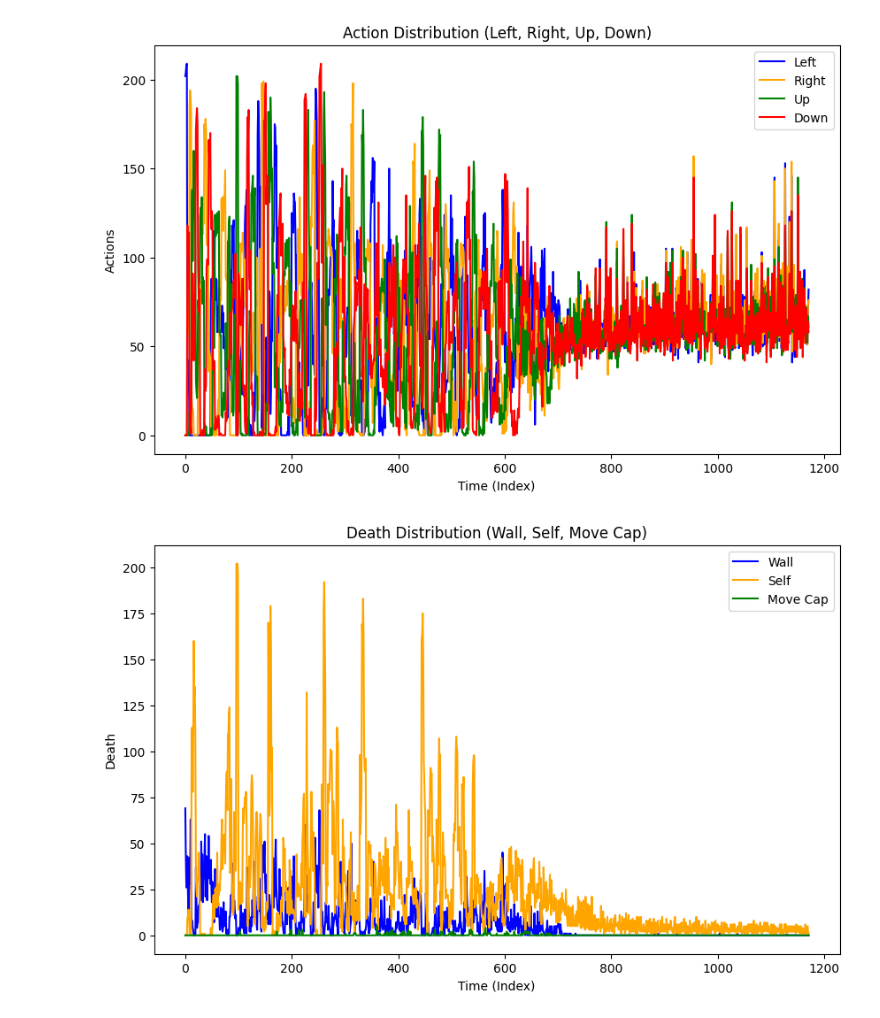
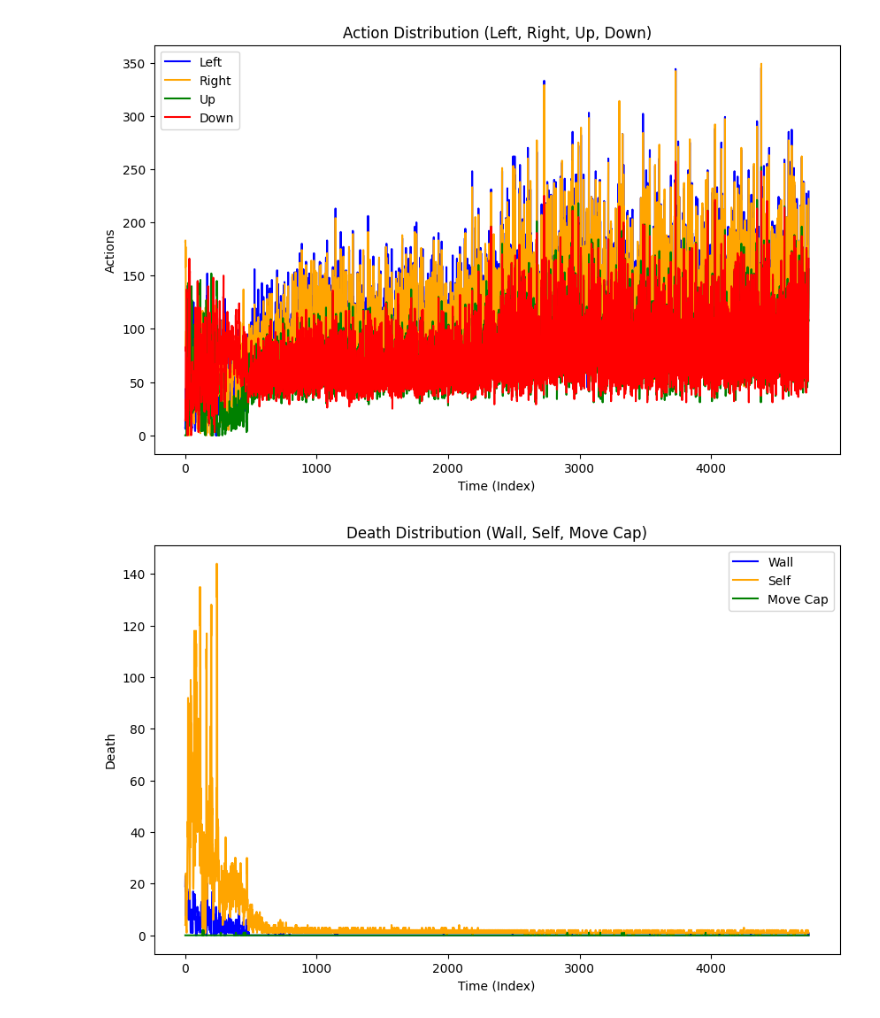
Before and after one commit to conner-replogle/snake_rust, a Jupyter notebook: data_vis.ipynb, the cells around one changed output. Cells and saved outputs as stored; diff of their text form; code cells hidden in the pictures.

```diff
--- a/data_vis.ipynb
+++ b/data_vis.ipynb
@@ -34,7 +34,6 @@ def parse_and_visualize_csv(file_path):
     plt.plot(df.index, df['death_by_wall'], label='Wall', color='blue')
     plt.plot(df.index, df['death_by_self'], label='Self', color='orange')
     plt.plot(df.index, df['death_wasted_moves'], label='Move Cap', color='green')
-    #plt.plot(df.index, df['won'], label='Won', color='green')
 
 
     # Adding labels and title
@@ -50,33 +49,34 @@ def parse_and_visualize_csv(file_path):
     plt.plot(df.index, df['loss'], label='Loss', color='blue')
     plt.plot(df.index, df['average_reward'], label='Average Reward', color='red')
     plt.plot(df.index, df['max_score'], label='Highest Score', color='pink')
     plt.plot(df.index, df['avg_score'], label='Average Score', color='purple')
 
+    plt.plot(df.index, df['wons'], label='Won', color='orange')
 
 
         # 2. Plot highest reward, loss, and average reward over time (or index)
 
 
     # Adding labels and title
     plt.xlabel('Time (Index)')
     plt.ylabel('Values')
     plt.title('Highest Reward, Loss, and Average Reward')
     plt.legend()
     plt.show()
 
     # 3. Plot steps, games, and steps per game
     plt.figure(figsize=(10, 6))
     plt.plot(df.index, df['step_per_games'], label='Steps per Game', color='cyan')
 
     # Adding labels and title
     plt.xlabel('Time (Index)')
     plt.ylabel('Values')
     plt.title('Steps, Games, and Steps per Game')
     plt.legend()
     plt.show()
 
 # Example usage
-parse_and_visualize_csv('models/new_arch_multi_size/train_log.csv')
+parse_and_visualize_csv('models/new_arch_multi_size_2/train_log.csv')
 # %% [output]
-[figure, old version]
+[figure, new version]
-[figure, old version]
+[figure, new version]
```
Also changed, not shown: parts of 2 cells of this notebook, 6 other files.
